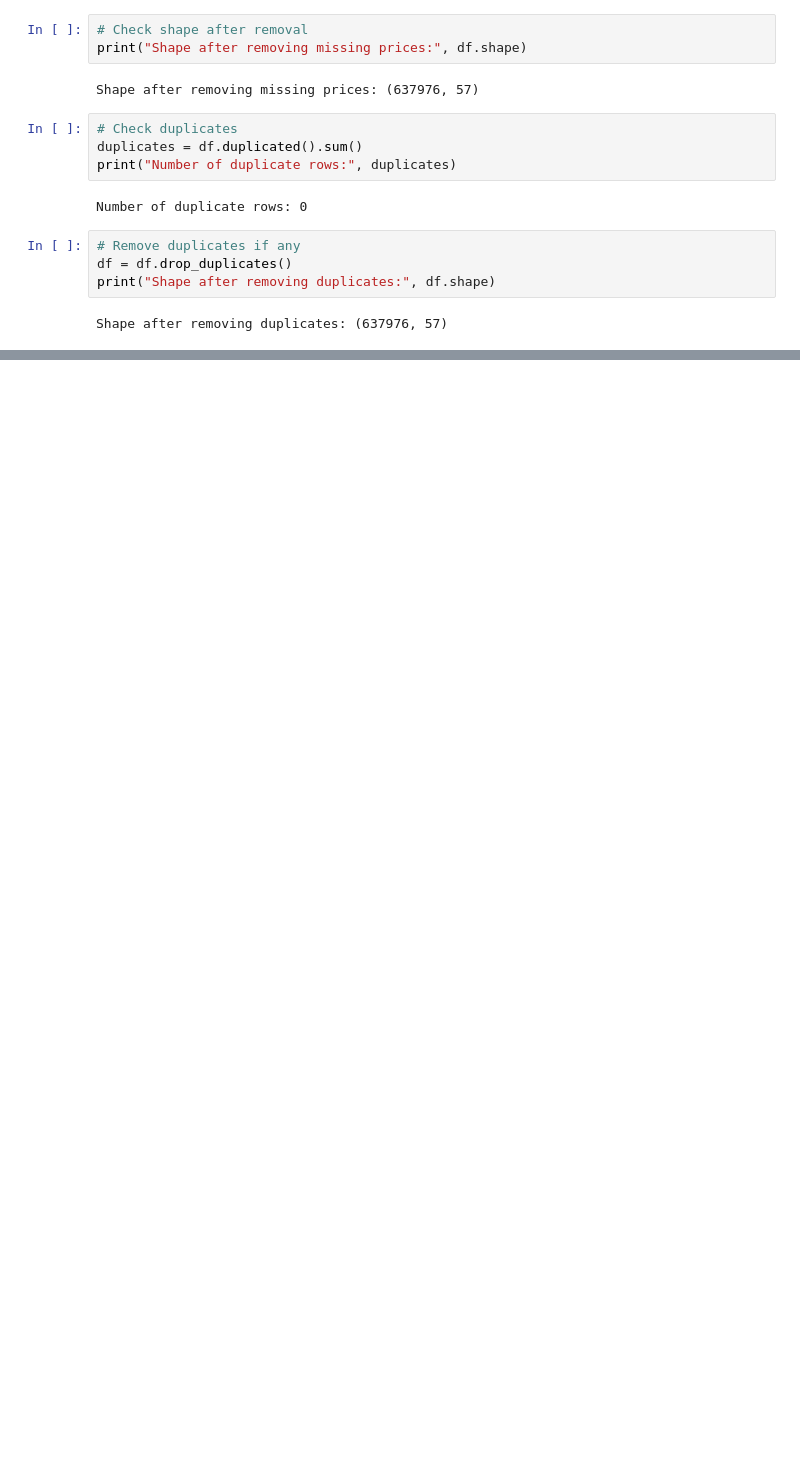
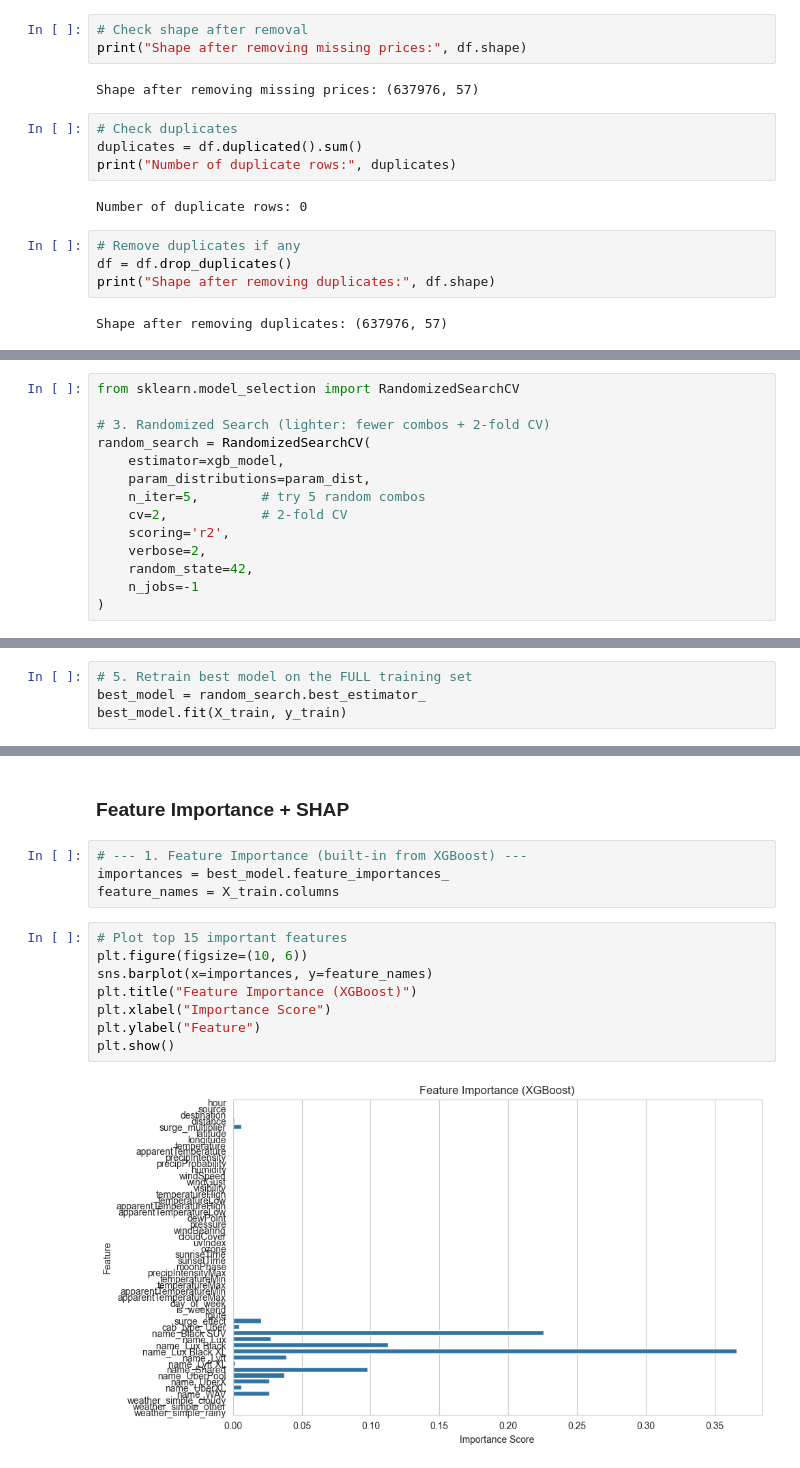
Before and after one commit to JonathanAmponsahBoadu/Uber_ride_price_prediction-with-XGBOOST, a Jupyter notebook: project.ipynb, the cells around one changed output, grey strips where cells are left out. Drawn from its saved outputs; the diff is of its cells as text; blank space fills up the shorter version.

```diff
--- a/project.ipynb
+++ b/project.ipynb
@@ -211,0 +335,14 @@ Final shape: (637976, 74)
+# %%
+from sklearn.model_selection import RandomizedSearchCV
+
+# 3. Randomized Search (lighter: fewer combos + 2-fold CV)
+random_search = RandomizedSearchCV(
+    estimator=xgb_model,
+    param_distributions=param_dist,
+    n_iter=5,        # try 5 random combos
+    cv=2,            # 2-fold CV
+    scoring='r2',
+    verbose=2,
+    random_state=42,
+    n_jobs=-1
+)
@@ -211,0 +361,4 @@ Final shape: (637976, 74)
+# %%
+# 5. Retrain best model on the FULL training set
+best_model = random_search.best_estimator_
+best_model.fit(X_train, y_train)
@@ -211,0 +388,16 @@ Final shape: (637976, 74)
+# %% [markdown]
+### Feature Importance + SHAP
+# %%
+# --- 1. Feature Importance (built-in from XGBoost) ---
+importances = best_model.feature_importances_
+feature_names = X_train.columns
+# %%
+# Plot top 15 important features
+plt.figure(figsize=(10, 6))
+sns.barplot(x=importances, y=feature_names)
+plt.title("Feature Importance (XGBoost)")
+plt.xlabel("Importance Score")
+plt.ylabel("Feature")
+plt.show()
+# %% [output]
+[figure, added]
```
Also changed, not shown: parts of 59 cells of this notebook, 1 other file.
